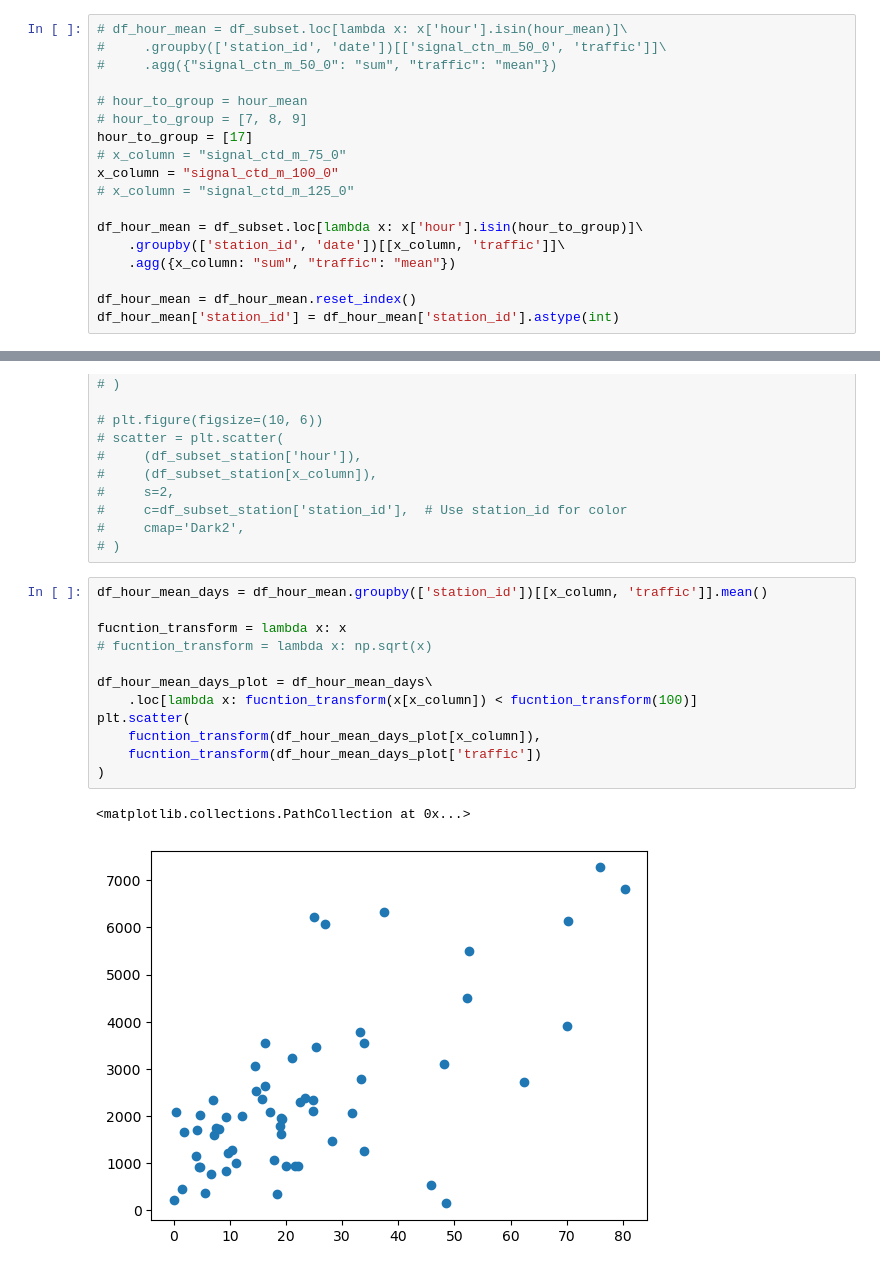
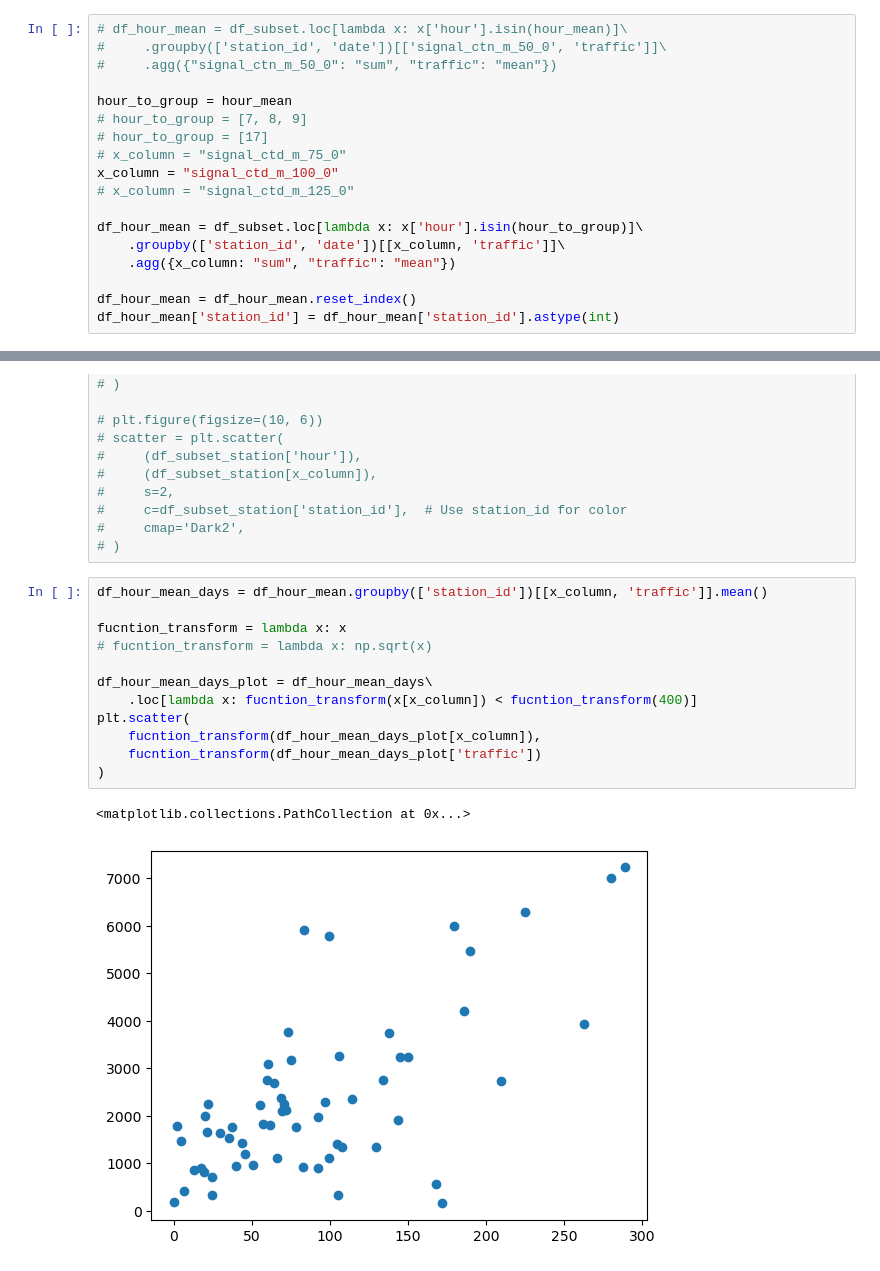
Before and after one commit to p-value-abusers/wec2025, a Jupyter notebook: TB/eda.ipynb, the cells around one changed output, grey strips where cells are left out. Saved outputs shown, nothing was run; the diff lists cells and outputs as text.

```diff
--- a/TB/eda.ipynb
+++ b/TB/eda.ipynb
@@ -179,9 +179,9 @@ df_subset_hours = df_subset.loc[lambda x: x['hour'].isin([7, 8, 9])]
 #     .groupby(['station_id', 'date'])[['signal_ctn_m_50_0', 'traffic']]\
 #     .agg({"signal_ctn_m_50_0": "sum", "traffic": "mean"})
 
-# hour_to_group = hour_mean
+hour_to_group = hour_mean
 # hour_to_group = [7, 8, 9]
-hour_to_group = [17]
+# hour_to_group = [17]
 # x_column = "signal_ctd_m_75_0"
 x_column = "signal_ctd_m_100_0"
 # x_column = "signal_ctd_m_125_0"
@@ -250,18 +245,18 @@ df_subset_station['station_id'] = df_subset_station['station_id'].astype(int)
 # %%
 df_hour_mean_days = df_hour_mean.groupby(['station_id'])[[x_column, 'traffic']].mean()
 
 fucntion_transform = lambda x: x
 # fucntion_transform = lambda x: np.sqrt(x)
 
 df_hour_mean_days_plot = df_hour_mean_days\
-    .loc[lambda x: fucntion_transform(x[x_column]) < fucntion_transform(100)]
+    .loc[lambda x: fucntion_transform(x[x_column]) < fucntion_transform(400)]
 plt.scatter(
     fucntion_transform(df_hour_mean_days_plot[x_column]),
     fucntion_transform(df_hour_mean_days_plot['traffic'])
 )
 # %% [output]
 <matplotlib.collections.PathCollection at 0x...>
-[figure, old version]
+[figure, new version]
 # %%
 fucntion_transform(df_hour_mean_days_plot[[x_column, 'traffic']]).corr()
 # %% [output]
```
Also changed, not shown: parts of 37 cells of this notebook.
